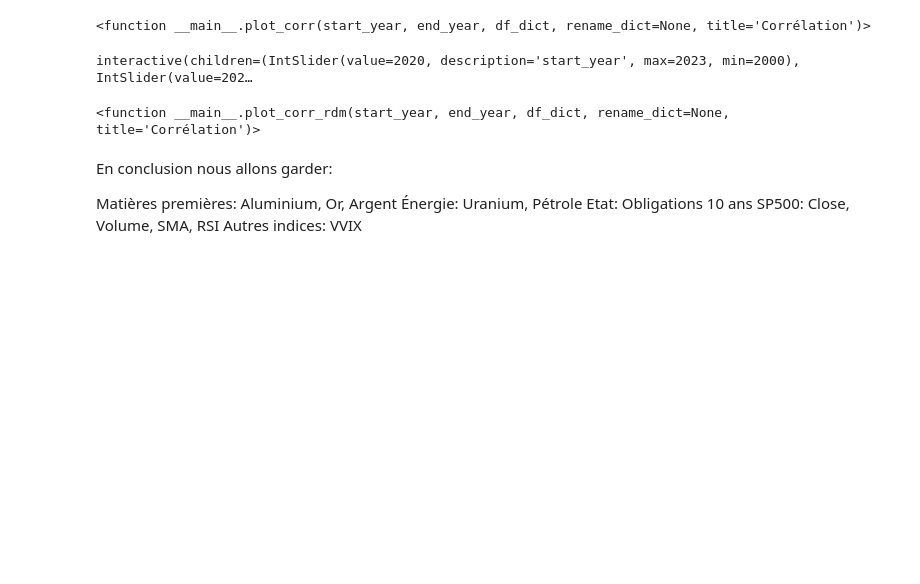
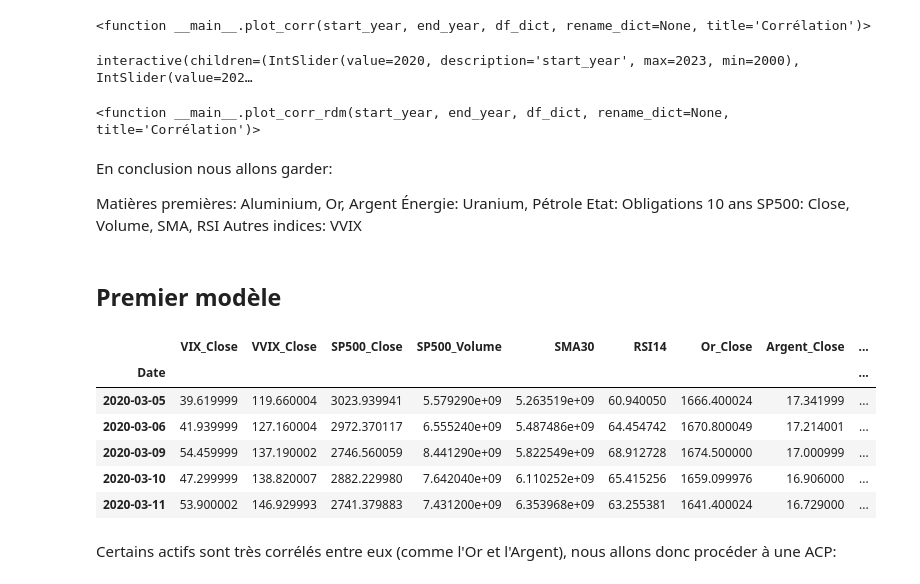
Before and after one commit to HENRIDVX/MachineLearning-Project-1erSemestre, a Jupyter notebook: ProjetML2.ipynb, the cells around one changed output. Cells and saved outputs as stored; diff of their text form; code cells hidden in the pictures; blank space fills up the shorter version.

```diff
--- a/ProjetML2.ipynb
+++ b/ProjetML2.ipynb
@@ -674,3 +676,38 @@ Matières premières: Aluminium, Or, Argent
 Etat: Obligations 10 ans
 SP500: Close, Volume, SMA, RSI
 Autres indices: VVIX
+# %% [markdown]
+## Premier modèle
+# %%
+model1_df = pd.DataFrame({
+    "VIX_Close": VIX["Close"],
+    "VVIX_Close": VVIX["Close"],
+
+    "SP500_Close": sp500_v["Close"],
+    "SP500_Volume": sp500_v["Volume"],
+    "SMA30": sma,
+    "RSI14": rsi,
+
+    "Or_Close": Or["Close"],
+    "Argent_Close": argent["Close"],
+    "Aluminium_Close": aluminium["Close"],
+
+    "Uranium_Close": uranium["Close"],
+    "Petrole_Close": petrole["Close"],
+
+    "Taux10_Close": oblig_10ans["Close"]
+})
+
+
+model1_df = model1_df.dropna()
+model1_df.head()
+# %% [output]
+|  | VIX_Close | VVIX_Close | SP500_Close | SP500_Volume | SMA30 | RSI14 | Or_Close | Argent_Close | ... |
+| Date |  |  |  |  |  |  |  |  | ... |
+| 2020-03-05 | 39.619999 | 119.660004 | 3023.939941 | 5.579290e+09 | 5.263519e+09 | 60.940050 | 1666.400024 | 17.341999 | ... |
+| 2020-03-06 | 41.939999 | 127.160004 | 2972.370117 | 6.555240e+09 | 5.487486e+09 | 64.454742 | 1670.800049 | 17.214001 | ... |
+| 2020-03-09 | 54.459999 | 137.190002 | 2746.560059 | 8.441290e+09 | 5.822549e+09 | 68.912728 | 1674.500000 | 17.000999 | ... |
+| 2020-03-10 | 47.299999 | 138.820007 | 2882.229980 | 7.642040e+09 | 6.110252e+09 | 65.415256 | 1659.099976 | 16.906000 | ... |
+| 2020-03-11 | 53.900002 | 146.929993 | 2741.379883 | 7.431200e+09 | 6.353968e+09 | 63.255381 | 1641.400024 | 16.729000 | ... |
+# %% [markdown]
+Certains actifs sont très corrélés entre eux (comme l'Or et l'Argent), nous allons donc procéder à une ACP:
```
Also changed, not shown: parts of 7 cells of this notebook.
